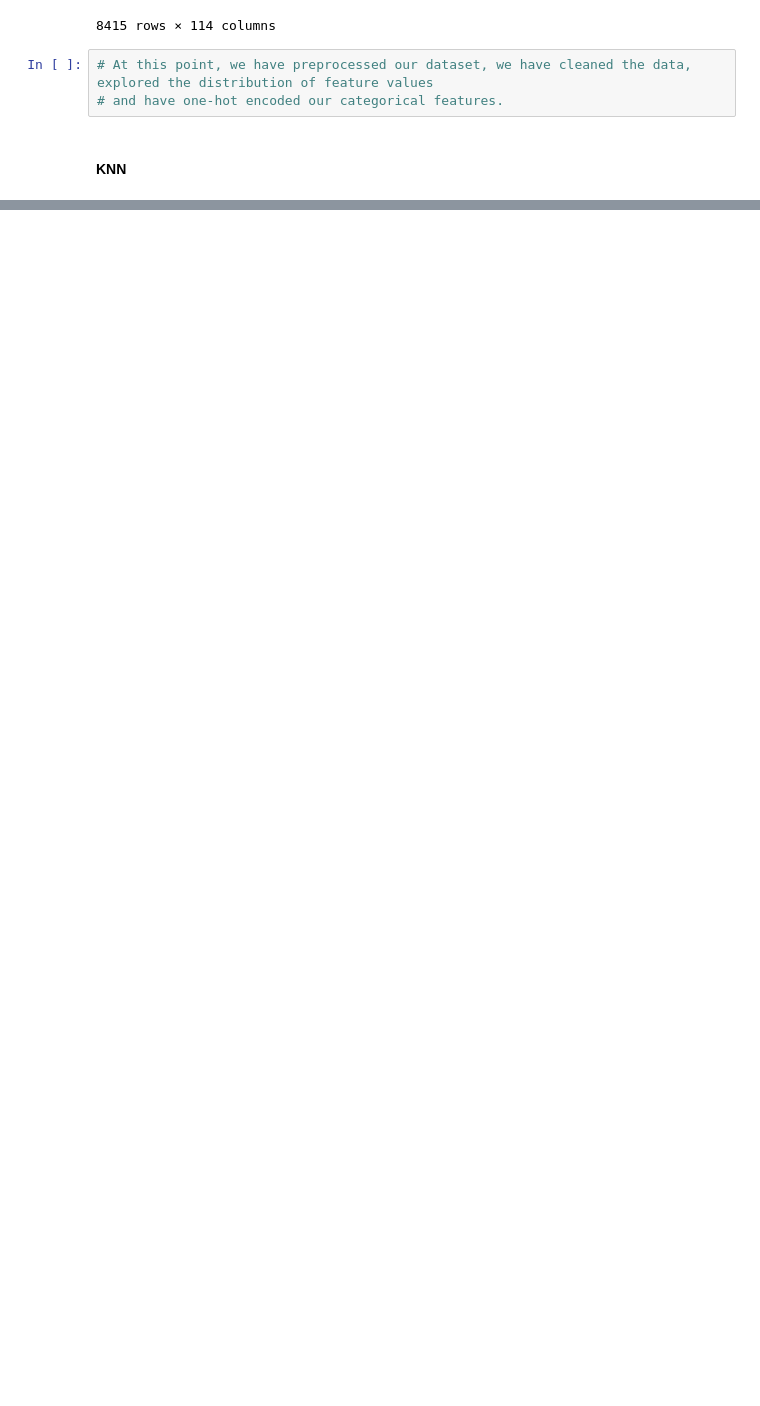
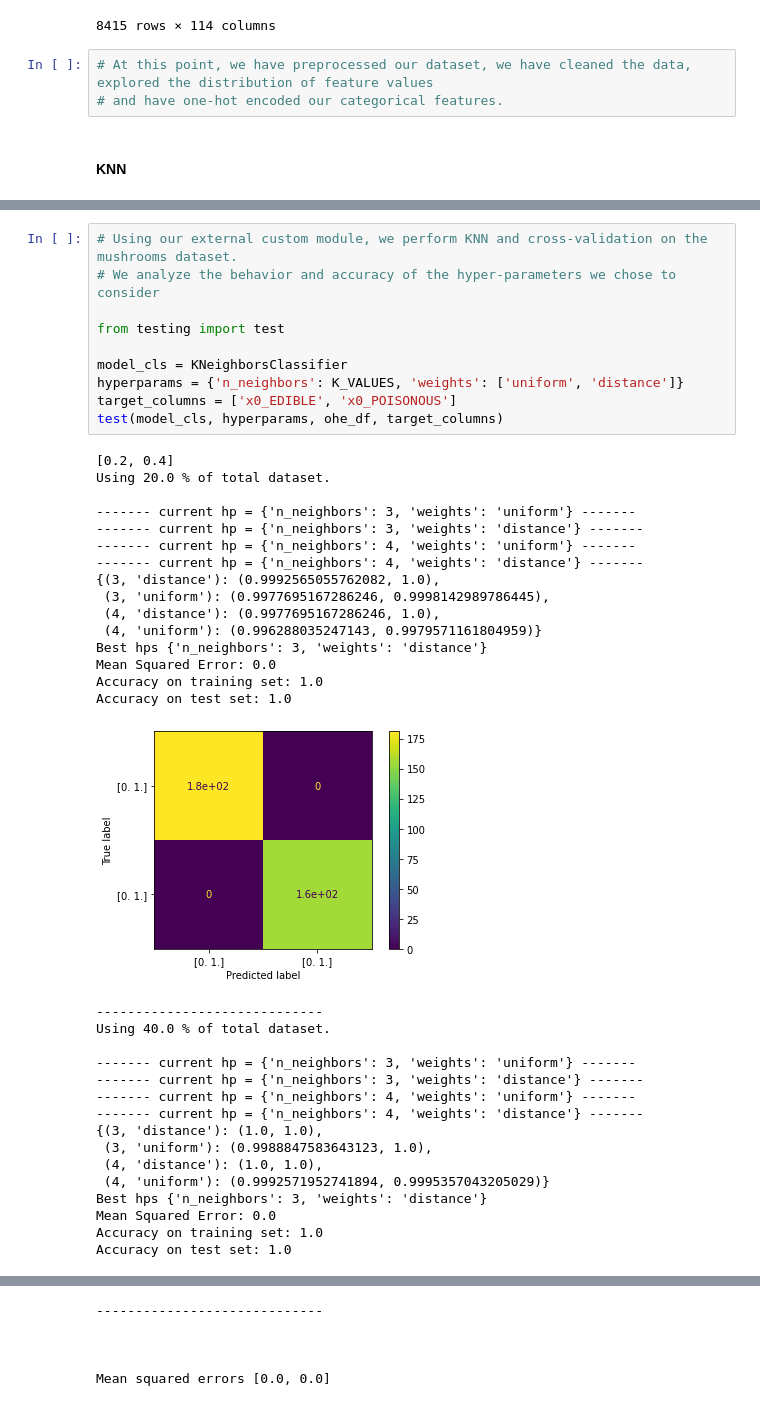
Before and after one commit to felixsimard/comp551-p1, a Jupyter notebook: P1_G30_COMP551.ipynb, the cells around one changed output, grey strips where cells are left out. Drawn from its saved outputs; the diff is of its cells as text; blank space fills up the shorter version.

Commit message:
Using testing module. KNN and DT for Mushroom.

```diff
--- a/P1_G30_COMP551.ipynb
+++ b/P1_G30_COMP551.ipynb
@@ -693,0 +528,42 @@ Variance: 1.1724855573056298e-06
+# %%
+# Using our external custom module, we perform KNN and cross-validation on the mushrooms dataset.
+# We analyze the behavior and accuracy of the hyper-parameters we chose to consider
+
+from testing import test
+
+model_cls = KNeighborsClassifier
+hyperparams = {'n_neighbors': K_VALUES, 'weights': ['uniform', 'distance']}
+target_columns = ['x0_EDIBLE', 'x0_POISONOUS']
+test(model_cls, hyperparams, ohe_df, target_columns)
+# %% [output]
+[0.2, 0.4]
+Using 20.0 % of total dataset.
+
+------- current hp = {'n_neighbors': 3, 'weights': 'uniform'} -------
+------- current hp = {'n_neighbors': 3, 'weights': 'distance'} -------
+------- current hp = {'n_neighbors': 4, 'weights': 'uniform'} -------
+------- current hp = {'n_neighbors': 4, 'weights': 'distance'} -------
+{(3, 'distance'): (0.9992565055762082, 1.0),
+ (3, 'uniform'): (0.9977695167286246, 0.9998142989786445),
+ (4, 'distance'): (0.9977695167286246, 1.0),
+ (4, 'uniform'): (0.996288035247143, 0.9979571161804959)}
+Best hps {'n_neighbors': 3, 'weights': 'distance'}
+Mean Squared Error: 0.0
+Accuracy on training set: 1.0
+Accuracy on test set: 1.0
+[figure, added]
+-----------------------------
+Using 40.0 % of total dataset.
+
+------- current hp = {'n_neighbors': 3, 'weights': 'uniform'} -------
+------- current hp = {'n_neighbors': 3, 'weights': 'distance'} -------
+------- current hp = {'n_neighbors': 4, 'weights': 'uniform'} -------
+------- current hp = {'n_neighbors': 4, 'weights': 'distance'} -------
+{(3, 'distance'): (1.0, 1.0),
+ (3, 'uniform'): (0.9988847583643123, 1.0),
+ (4, 'distance'): (1.0, 1.0),
+ (4, 'uniform'): (0.9992571952741894, 0.9995357043205029)}
+Best hps {'n_neighbors': 3, 'weights': 'distance'}
+Mean Squared Error: 0.0
+Accuracy on training set: 1.0
+Accuracy on test set: 1.0
@@ -693,0 +571,5 @@ Variance: 1.1724855573056298e-06
+-----------------------------
+
+
+
+Mean squared errors [0.0, 0.0]
```
Also changed, not shown: parts of 4 cells of this notebook.
